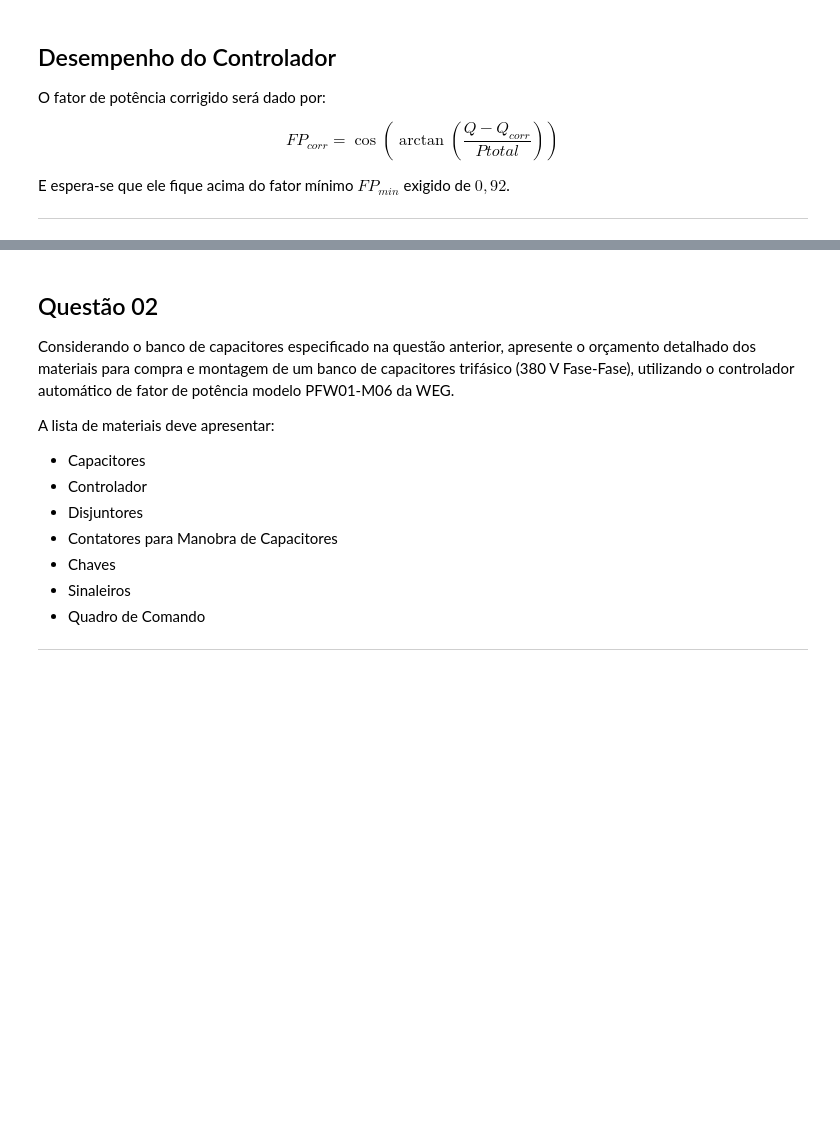
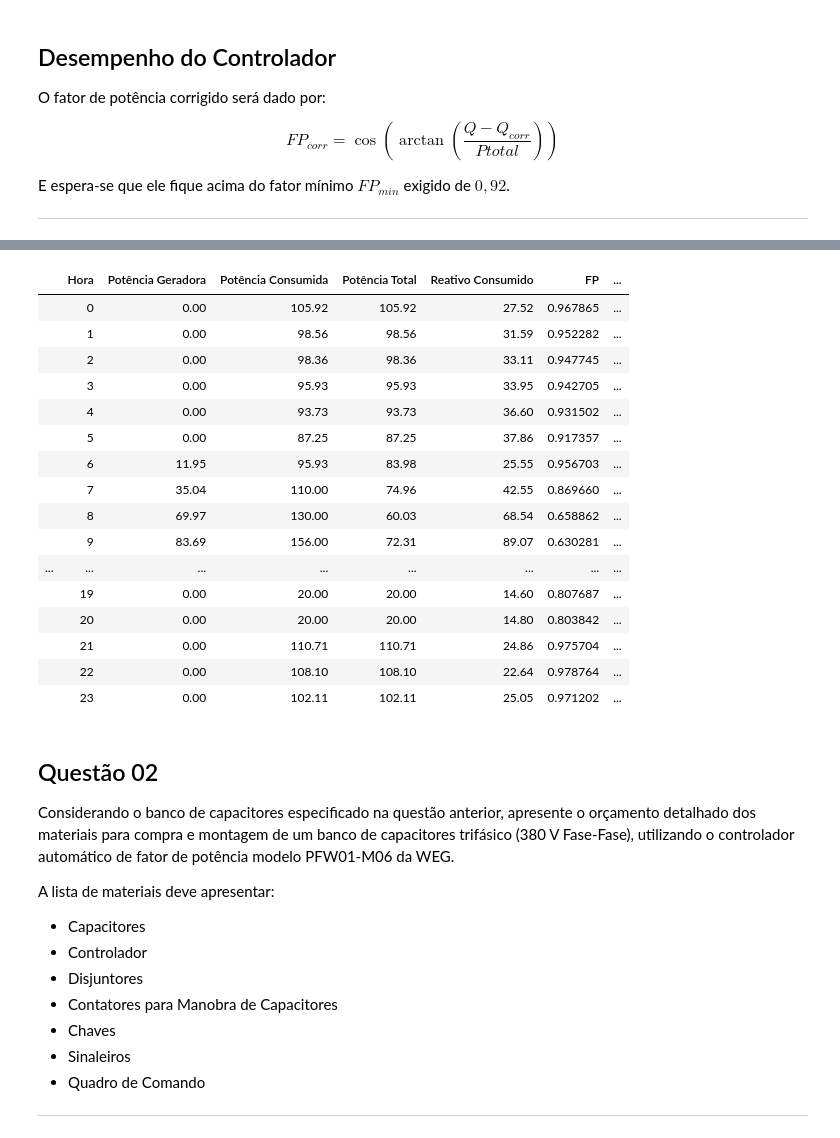
Before and after one commit to MateusPincho/Banco-Capacitores, a Jupyter notebook: code/relatorio.ipynb, the cells around one changed output, grey strips where cells are left out. Cells and saved outputs as stored; diff of their text form; code cells hidden in the pictures; blank space fills up the shorter version.

```diff
--- a/code/relatorio.ipynb
+++ b/code/relatorio.ipynb
@@ -408,3 +408,23 @@ fig.show(renderer='png')
+# %%
+display(df)
+# %% [output]
+|  | Hora | Potência Geradora | Potência Consumida | Potência Total | Reativo Consumido | FP | ... |
+|  | 0 | 0.00 | 105.92 | 105.92 | 27.52 | 0.967865 | ... |
+|  | 1 | 0.00 | 98.56 | 98.56 | 31.59 | 0.952282 | ... |
+|  | 2 | 0.00 | 98.36 | 98.36 | 33.11 | 0.947745 | ... |
+|  | 3 | 0.00 | 95.93 | 95.93 | 33.95 | 0.942705 | ... |
+|  | 4 | 0.00 | 93.73 | 93.73 | 36.60 | 0.931502 | ... |
+|  | 5 | 0.00 | 87.25 | 87.25 | 37.86 | 0.917357 | ... |
+|  | 6 | 11.95 | 95.93 | 83.98 | 25.55 | 0.956703 | ... |
+|  | 7 | 35.04 | 110.00 | 74.96 | 42.55 | 0.869660 | ... |
+|  | 8 | 69.97 | 130.00 | 60.03 | 68.54 | 0.658862 | ... |
+|  | 9 | 83.69 | 156.00 | 72.31 | 89.07 | 0.630281 | ... |
+| ... | ... | ... | ... | ... | ... | ... | ... |
+|  | 19 | 0.00 | 20.00 | 20.00 | 14.60 | 0.807687 | ... |
+|  | 20 | 0.00 | 20.00 | 20.00 | 14.80 | 0.803842 | ... |
+|  | 21 | 0.00 | 110.71 | 110.71 | 24.86 | 0.975704 | ... |
+|  | 22 | 0.00 | 108.10 | 108.10 | 22.64 | 0.978764 | ... |
+|  | 23 | 0.00 | 102.11 | 102.11 | 25.05 | 0.971202 | ... |
 # %% [markdown]
 ## Questão 02
 
```
Also changed, not shown: parts of 5 cells of this notebook, 1 other file.
